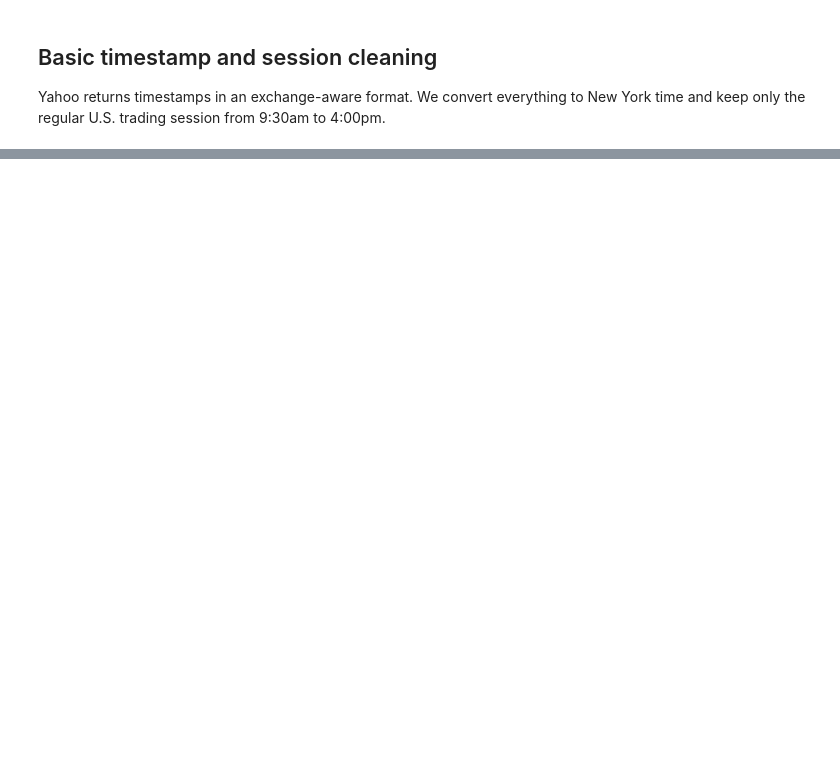
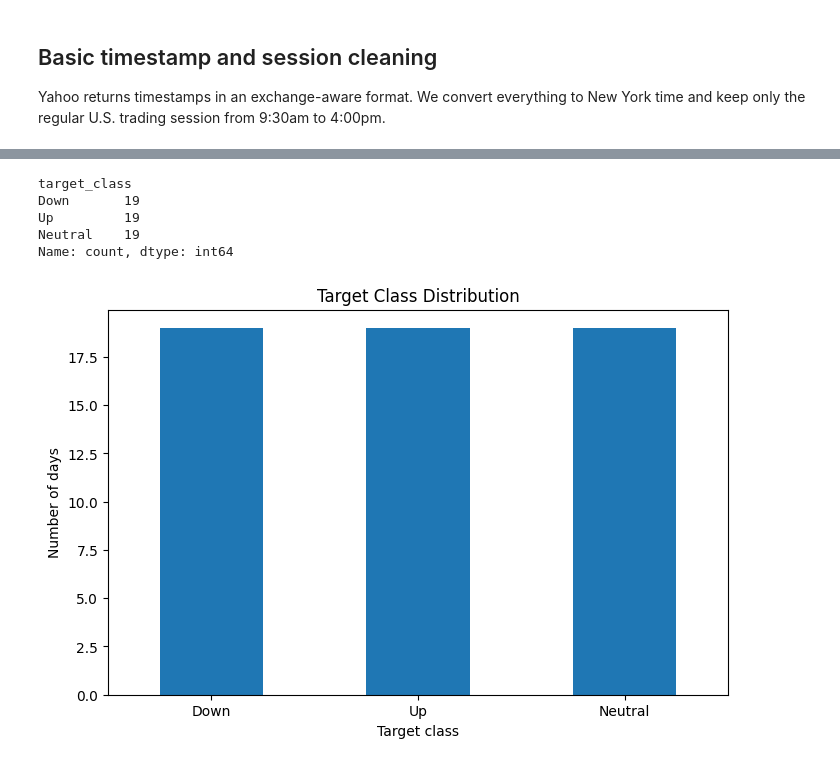
Before and after one commit to Ferreter/Dissertation, a Jupyter notebook: EDA.ipynb, the cells around one changed output, grey strips where cells are left out. Saved outputs shown, nothing was run; the diff lists cells and outputs as text; code cells hidden in the pictures; blank space fills up the shorter version.

```diff
--- a/EDA.ipynb
+++ b/EDA.ipynb
@@ -118,0 +914,6 @@ spx_raw.head()
+# %%
+lower_threshold = features["target_final_hour_return"].quantile(0.33)
+upper_threshold = features["target_final_hour_return"].quantile(0.67)
+
+print("Lower threshold:", lower_threshold)
+print("Upper threshold:", upper_threshold)
@@ -118,0 +923,12 @@ spx_raw.head()
+# %%
+features["target_class"] = np.where(
+    features["target_final_hour_return"] <= lower_threshold,
+    "Down",
+    np.where(
+        features["target_final_hour_return"] >= upper_threshold,
+        "Up",
+        "Neutral"
+    )
+)
+
+display(features[["date", "target_final_hour_return", "target_class"]].head())
@@ -118,0 +962,19 @@ spx_raw.head()
+# %%
+class_counts = features["target_class"].value_counts()
+display(class_counts)
+# %% [output]
+target_class
+Down       19
+Up         19
+Neutral    19
+Name: count, dtype: int64
+# %%
+plt.figure(figsize=(8, 5))
+class_counts.plot(kind="bar")
+plt.title("Target Class Distribution")
+plt.xlabel("Target class")
+plt.ylabel("Number of days")
+plt.xticks(rotation=0)
+plt.show()
+# %% [output]
+[figure, added]
```
Also changed, not shown: parts of 107 cells of this notebook.
